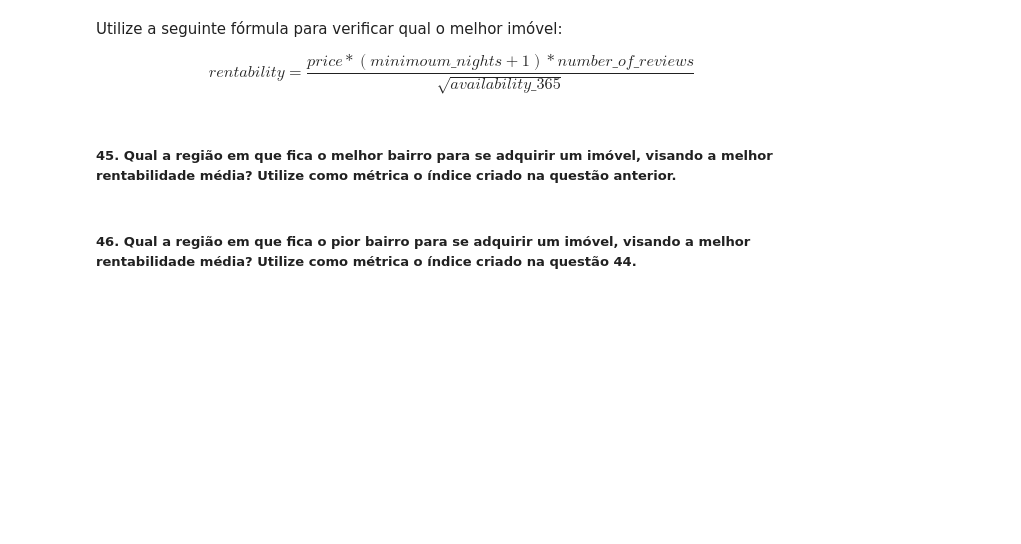
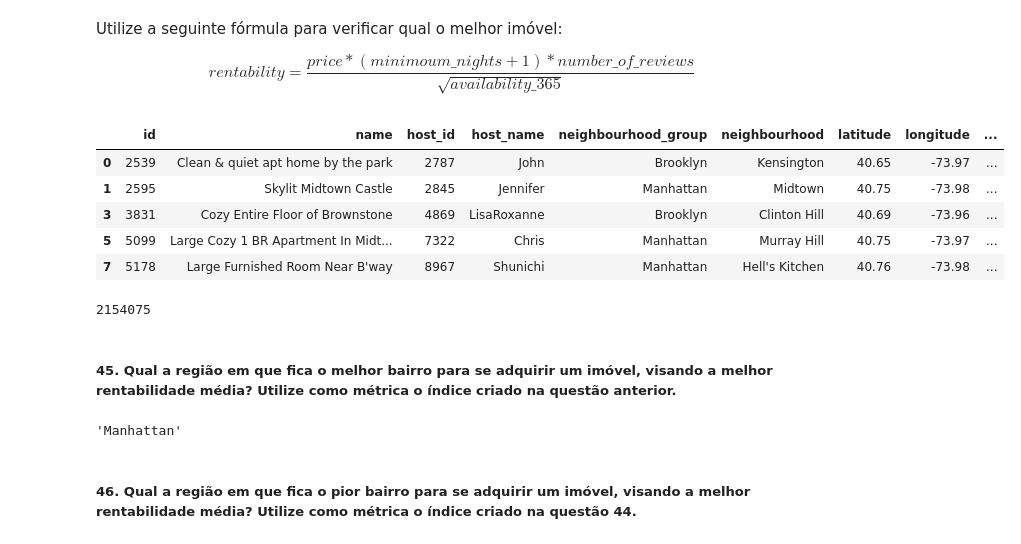
Before and after one commit to GustavoBarros11/analise-final-pzds, a Jupyter notebook: projeto_final_certificacao_aluno.ipynb, the cells around one changed output. Cells and saved outputs as stored; diff of their text form; code cells hidden in the pictures; blank space fills up the shorter version.

```diff
--- a/projeto_final_certificacao_aluno.ipynb
+++ b/projeto_final_certificacao_aluno.ipynb
@@ -574,5 +773,23 @@ plt.show()
 Utilize a seguinte fórmula para verificar qual o melhor imóvel:
 
 $$ rentability = \frac{price * (minimoum\_nights + 1) * number\_of\_reviews}{\sqrt{availability\_365}} $$
+# %%
+df_44 = data.loc[(data['availability_365'] > 0) & (data['number_of_reviews'] > 0)].copy()
+# %%
+rentability = df_44['price'] * (df_44['minimum_nights'] + 1) * df_44['number_of_reviews'] / np.sqrt(df_44['availability_365'])
+# %%
+df_44['rentability'] = rentability
+df_44.head()
+# %% [output]
+|  | id | name | host_id | host_name | neighbourhood_group | neighbourhood | latitude | longitude | ... |
+| 0 | 2539 | Clean & quiet apt home by the park | 2787 | John | Brooklyn | Kensington | 40.65 | -73.97 | ... |
+| 1 | 2595 | Skylit Midtown Castle | 2845 | Jennifer | Manhattan | Midtown | 40.75 | -73.98 | ... |
+| 3 | 3831 | Cozy Entire Floor of Brownstone | 4869 | LisaRoxanne | Brooklyn | Clinton Hill | 40.69 | -73.96 | ... |
+| 5 | 5099 | Large Cozy 1 BR Apartment In Midt... | 7322 | Chris | Manhattan | Murray Hill | 40.75 | -73.97 | ... |
+| 7 | 5178 | Large Furnished Room Near B'way | 8967 | Shunichi | Manhattan | Hell's Kitchen | 40.76 | -73.98 | ... |
+# %%
+df_44.sort_values('rentability', ascending=False).iloc[0].id
+# %% [output]
+2154075
 # %% [markdown]
 ##### 45. Qual a região em que fica o melhor bairro para se adquirir um imóvel, visando a melhor rentabilidade média? Utilize como métrica o índice criado na questão anterior.
@@ -579,2 +798,6 @@ $$ rentability = \frac{price * (minimoum\_nights + 1) * number\_of\_reviews}{\sq
+# %%
+df_44.loc[df_44['neighbourhood'].str.contains(neighbourhood_max_rentability)].neighbourhood_group.unique()[0]
+# %% [output]
+'Manhattan'
 # %% [markdown]
 ##### 46. Qual a região em que fica o pior bairro para se adquirir um imóvel, visando a melhor rentabilidade média? Utilize como métrica o índice criado na questão 44.
```
Also changed, not shown: parts of 35 cells of this notebook.
